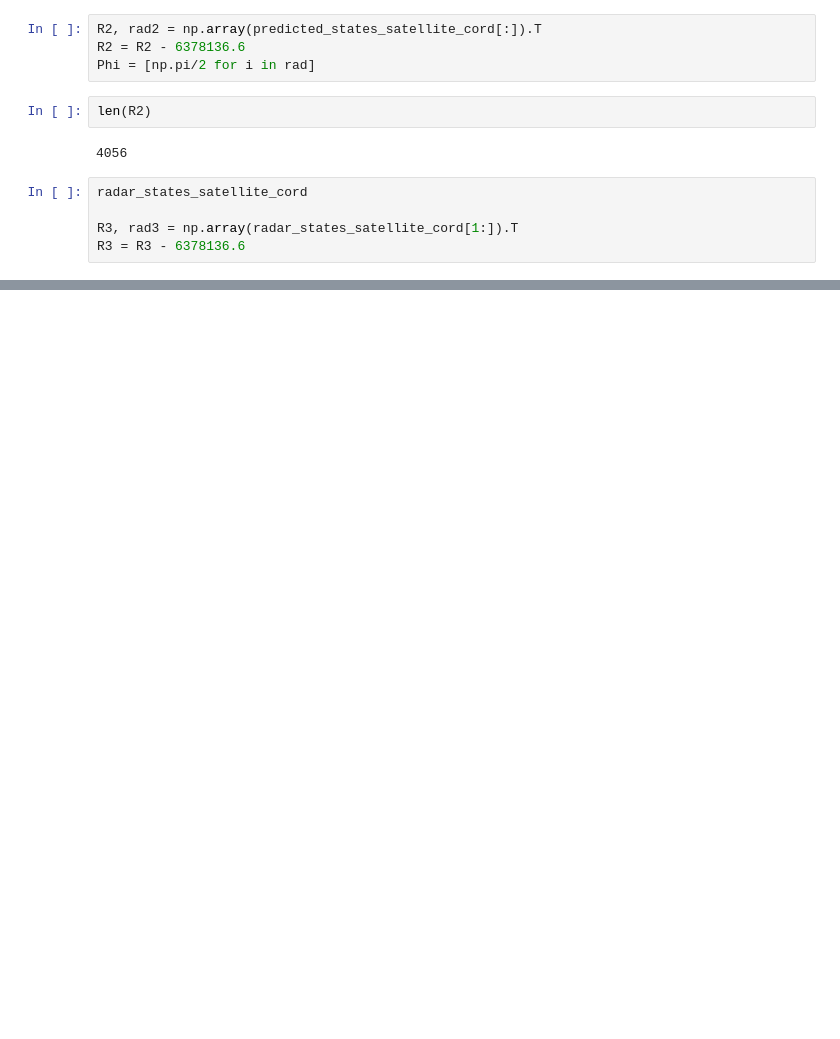
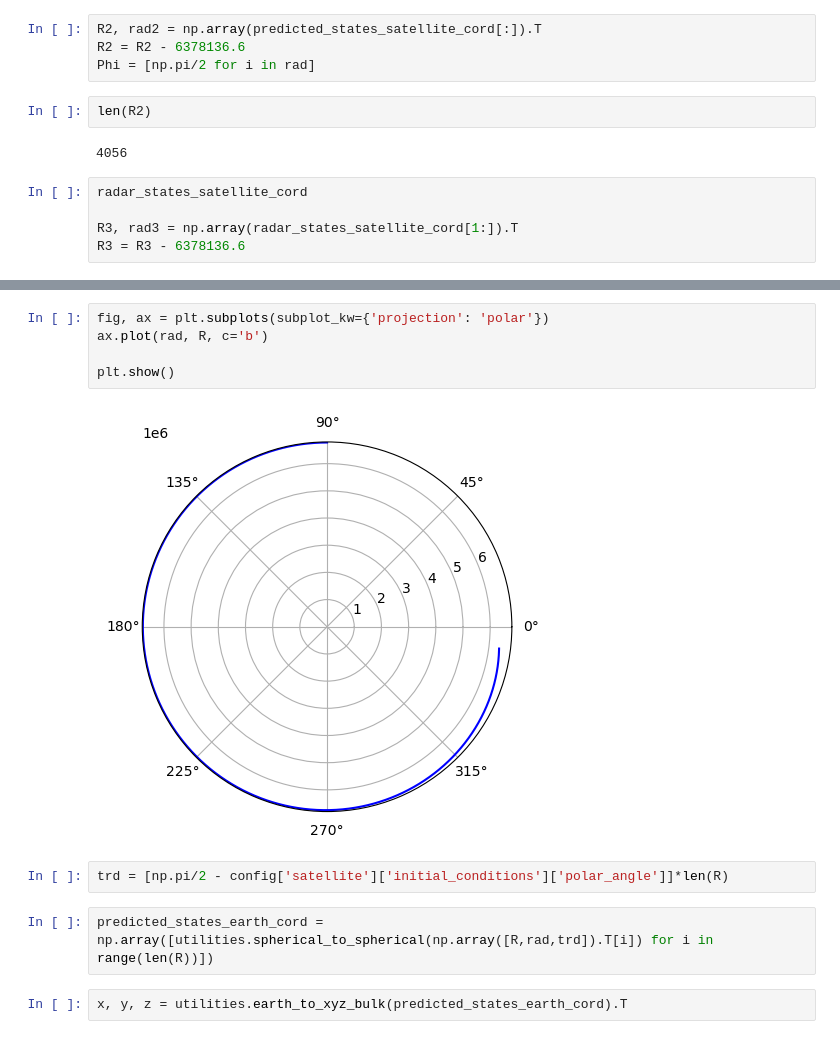
Before and after one commit to Tiangong-PMSC-Group/Satellite-Project, a Jupyter notebook: main_tests.ipynb, the cells around one changed output, grey strips where cells are left out. Cells and saved outputs as stored; diff of their text form; blank space fills up the shorter version.

```diff
--- a/main_tests.ipynb
+++ b/main_tests.ipynb
@@ -223,0 +292,13 @@ array([ 6.77815069e+06,  1.57079633e+00, -5.66419756e-01])
+# %%
+fig, ax = plt.subplots(subplot_kw={'projection': 'polar'})
+ax.plot(rad, R, c='b')
+
+plt.show()
+# %% [output]
+[figure, added]
+# %%
+trd = [np.pi/2 - config['satellite']['initial_conditions']['polar_angle']]*len(R)
+# %%
+predicted_states_earth_cord = np.array([utilities.spherical_to_spherical(np.array([R,rad,trd]).T[i]) for i in range(len(R))])
+# %%
+x, y, z = utilities.earth_to_xyz_bulk(predicted_states_earth_cord).T
```
Also changed, not shown: parts of 19 cells of this notebook, 1 other file.
